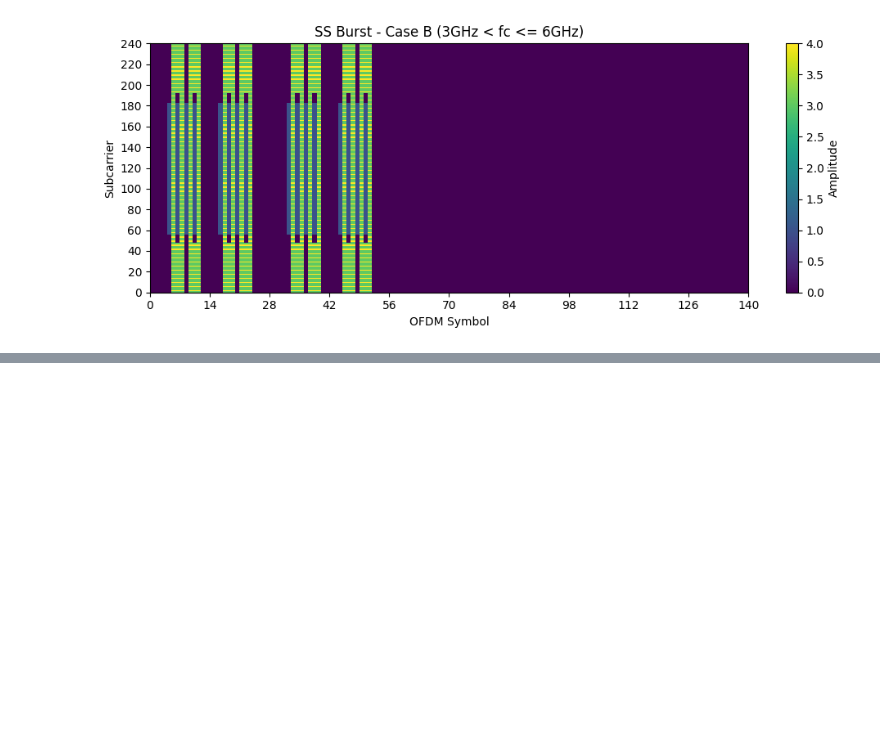
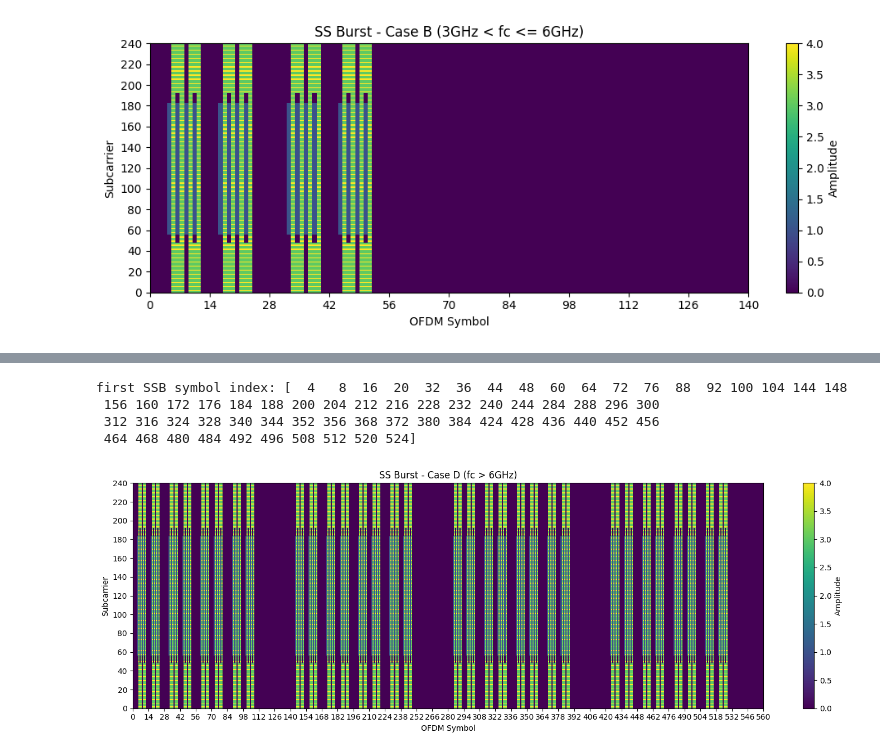
Before and after one commit to vivekBharati81/5G_SSB_Synchronization, a Jupyter notebook: nr_ssb.ipynb, the cells around one changed output, grey strips where cells are left out. Saved outputs shown, nothing was run; the diff lists cells and outputs as text; code cells hidden in the pictures; blank space fills up the shorter version.

```diff
--- a/ssb_step_by_step_notebook2.ipynb
+++ b/nr_ssb.ipynb
@@ -919,0 +1059,67 @@ first SSB symbol index: [ 4  8 16 20 32 36 44 48]
+# %%
+#----- Configurations -----#
+
+n_hf                  = 0            # all SSBs are in the first half-frame
+mu                    = 3            # 30 KHz SCS configuration
+total_subframes       = 5            # 5 ms SS burst period
+symbols_per_slot      = 14           # 14 symbols per slot
+slots_per_subframe    = 2**mu        # slots per subframe
+total_symbols_ssburst = symbols_per_slot * slots_per_subframe * total_subframes  # total symbols in SS burst
+ssburst               = np.zeros((240, total_symbols_ssburst), dtype=complex)    # create SS burst grid
+
+
+#----- fc > 6GHz -----#
+'''
+Lmax  = 64
+v     = 3 LSBs of candidate SS/PBCH block index (TS 38.211 §7.3.3.1)
+i_ssb = 3 LSBs of candidate SS/PBCH block index (TS 38.211 §7.4.1.4.1)
+n_hf  = 0 as all SSBs are in the first half-frame
+n     = 0, 1, 2, 3, 5, 6, 7, 8, 10, 11, 12, 13, 15, 16, 17, 18
+'''
+
+n                      = np.array([0, 1, 2, 3, 5, 6, 7, 8, 10, 11, 12, 13, 15, 16, 17, 18])
+first_symbol_index_ssb = np.array([4, 8, 16, 20])[:, None] + 28 * n
+first_symbol_index_ssb = first_symbol_index_ssb.flatten(order='F')
+print("first SSB symbol index:", first_symbol_index_ssb)
+
+ssb                    = np.zeros((240, 4), dtype=complex)
+ssb[pss_indices, 0]    = pss_seq       # map PSS
+ssb[sss_indices, 2]    = sss_seq       # map SSS
+ssburst.fill(0)
+
+for ssb_index in range(len(first_symbol_index_ssb)):
+    i_ssb             = ssb_index % 8
+    ibar_ssb          = i_ssb
+    v                 = i_ssb
+
+    # map PBCH
+    pbch_symbol       = gpp.nrPBCH(NcellID, v, codeword)
+    pbch_indices      = gpp.nrPBCHIndices(NcellID)
+    ssb               = map_pbch_to_ssb_grid(pbch_symbol, pbch_indices, ssb)
+
+    # map PBCH DMRS
+    pbch_dmrs         = gpp.nrPBCHDMRS(NcellID, ibar_ssb)
+    pbch_dmrs_indices = gpp.nrPBCHDMRSIndices(NcellID)
+    ssb               = map_pbch_dmrs_to_ssb_grid(pbch_dmrs, pbch_dmrs_indices, ssb)
+
+    # map in SS Burst
+    ssburst[:, first_symbol_index_ssb[ssb_index] : first_symbol_index_ssb[ssb_index] + 4] = ssb
+
+
+#----- Visualize SS Burst -----#
+plt.figure(figsize=(15, 5))
+plt.pcolormesh(np.abs(ssburst), shading='auto', cmap='viridis')
+plt.colorbar(label="Amplitude")
+plt.title("SS Burst - Case D (fc > 6GHz)")
+plt.xlabel("OFDM Symbol")
+plt.ylabel("Subcarrier")
+plt.xticks(np.arange(0, total_symbols_ssburst + 0.1, 14))
+plt.yticks(np.arange(0, 240 + 0.1, 20))
+plt.tight_layout()
+plt.show()
+# %% [output]
+first SSB symbol index: [  4   8  16  20  32  36  44  48  60  64  72  76  88  92 100 104 144 148
+ 156 160 172 176 184 188 200 204 212 216 228 232 240 244 284 288 296 300
+ 312 316 324 328 340 344 352 356 368 372 380 384 424 428 436 440 452 456
+ 464 468 480 484 492 496 508 512 520 524]
+[figure, added]
```
Also changed, not shown: parts of 11 cells of this notebook.
